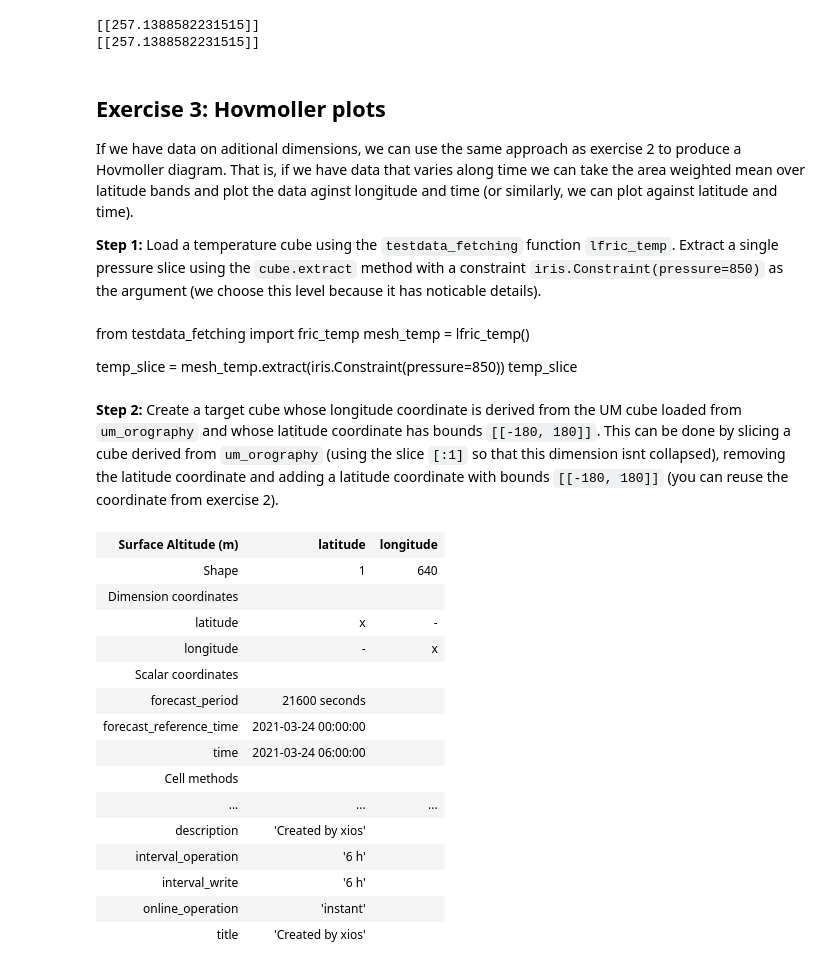
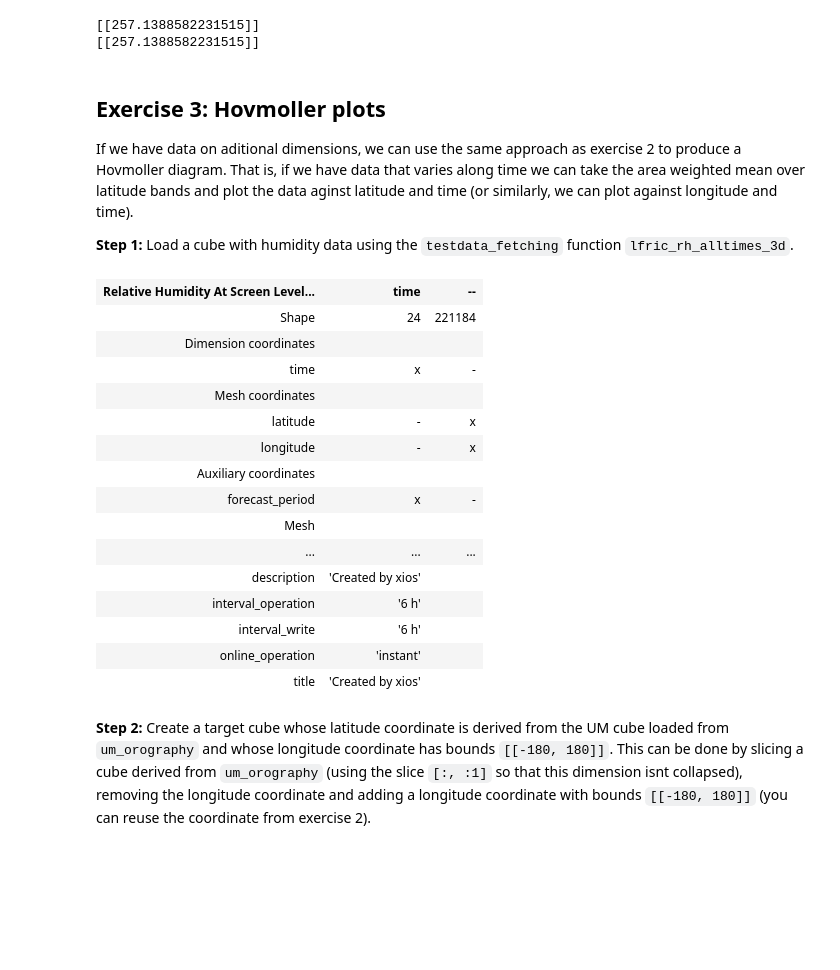
Before and after one commit to scitools-classroom/iris-mesh-tutorial, a Jupyter notebook: notebooks/Sec_05_Regridding.ipynb, the cells around one changed output. Cells and saved outputs as stored; diff of their text form; code cells hidden in the pictures; blank space fills up the shorter version.

```diff
--- a/notebooks/Sec_05_Regridding.ipynb
+++ b/notebooks/Sec_05_Regridding.ipynb
@@ -348,37 +350,31 @@ print(lon_band_mean_10.data)
 # %% [markdown]
 ## Exercise 3: Hovmoller plots
 
-If we have data on aditional dimensions, we can use the same approach as exercise 2 to produce a Hovmoller diagram. That is, if we have data that varies along time we can take the area weighted mean over latitude bands and plot the data aginst longitude and time (or similarly, we can plot against latitude and time).
+If we have data on aditional dimensions, we can use the same approach as exercise 2 to produce a Hovmoller diagram. That is, if we have data that varies along time we can take the area weighted mean over latitude bands and plot the data aginst latitude and time (or similarly, we can plot against longitude and time).
 
-**Step 1:** Load a temperature cube using the `testdata_fetching` function `lfric_temp`. Extract a single pressure slice using the `cube.extract` method with a constraint `iris.Constraint(pressure=850)` as the argument (we choose this level because it has noticable details).
+**Step 1:** Load a cube with humidity data using the `testdata_fetching` function `lfric_rh_alltimes_3d`.
-# %% [markdown]
-from testdata_fetching import fric_temp
-mesh_temp = lfric_temp()
-
-temp_slice = mesh_temp.extract(iris.Constraint(pressure=850))
-temp_slice
+# %%
+from testdata_fetching import lfric_rh_alltimes_3d
+
+humidity_cube = lfric_rh_alltimes_3d()
+humidity_cube
+# %% [output]
+| Relative Humidity At Screen Level... | time | -- |
+| Shape | 24 | 221184 |
+| Dimension coordinates |  |  |
+| time | x | - |
+| Mesh coordinates |  |  |
+| latitude | - | x |
+| longitude | - | x |
+| Auxiliary coordinates |  |  |
+| forecast_period | x | - |
+| Mesh |  |  |
+| ... | ... | ... |
+| description | 'Created by xios' |  |
+| interval_operation | '6 h' |  |
+| interval_write | '6 h' |  |
+| online_operation | 'instant' |  |
+| title | 'Created by xios' |  |
 # %% [markdown]
-**Step 2:** Create a target cube whose longitude coordinate is derived from the UM cube loaded from `um_orography` and whose latitude coordinate has bounds `[[-180, 180]]`. This can be done by slicing a cube derived from `um_orography` (using the slice `[:1]` so that this dimension isnt collapsed), removing the latitude coordinate and adding a latitude coordinate with bounds `[[-180, 180]]` (you can reuse the coordinate from exercise 2).
+**Step 2:** Create a target cube whose latitude coordinate is derived from the UM cube loaded from `um_orography` and whose longitude coordinate has bounds `[[-180, 180]]`. This can be done by slicing a cube derived from `um_orography` (using the slice `[:, :1]` so that this dimension isnt collapsed), removing the longitude coordinate and adding a longitude coordinate with bounds `[[-180, 180]]` (you can reuse the coordinate from exercise 2).
-# %%
-target_cube_lons = grid_cube[:1]
-target_cube_lons.remove_coord("latitude")
-target_cube_lons.add_dim_coord(lat_full, 0)
-target_cube_lons
-# %% [output]
-| Surface Altitude (m) | latitude | longitude |
-| Shape | 1 | 640 |
-| Dimension coordinates |  |  |
-| latitude | x | - |
-| longitude | - | x |
-| Scalar coordinates |  |  |
-| forecast_period | 21600 seconds |  |
-| forecast_reference_time | 2021-03-24 00:00:00 |  |
-| time | 2021-03-24 06:00:00 |  |
-| Cell methods |  |  |
-| ... | ... | ... |
-| description | 'Created by xios' |  |
-| interval_operation | '6 h' |  |
-| interval_write | '6 h' |  |
-| online_operation | 'instant' |  |
-| title | 'Created by xios' |  |
 # %%
```
Also changed, not shown: parts of 15 cells of this notebook, 1 other file.
